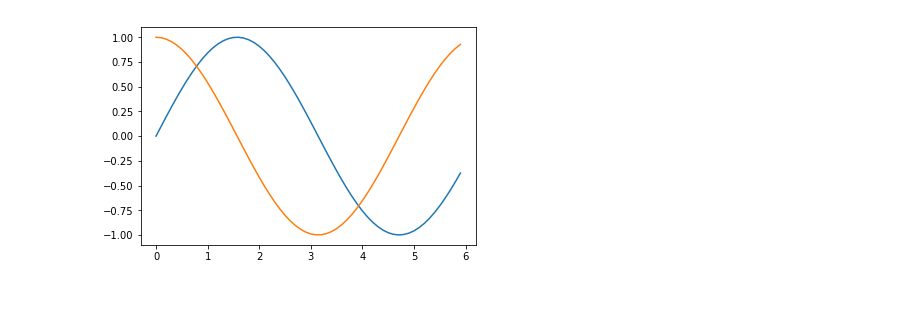
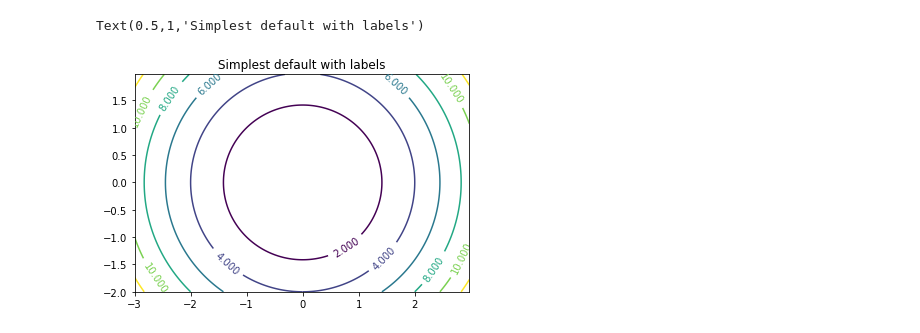
Before and after one commit to kelly199799/AI10530093, a Jupyter notebook: Untitled.ipynb, the cells around one changed output. Drawn from its saved outputs; the diff is of its cells as text; code cells hidden in the pictures; blank space fills up the shorter version.

```diff
--- a/Untitled.ipynb
+++ b/Untitled.ipynb
@@ -1,14 +1,20 @@
-# %%
-# %load sin_graph.py
-import numpy as np
-import matplotlib.pyplot as plt
-# data
-x = np.arange(0, 6, 0.1)
-y1 = np.sin(x)
-y2 = np.cos(x)
-# plot graph
-plt.plot(x, y1)
-plt.plot(x, y2)
-plt.show()
-# %% [output]
-[figure, removed]
+# %%
+import matplotlib
+import numpy as np
+import matplotlib.cm as cm
+import matplotlib.pyplot as plt
+
+
+delta = 0.025
+x = np.arange(-3.0, 3.0, delta)
+y = np.arange(-2.0, 2.0, delta)
+X, Y = np.meshgrid(x, y)
+Z = (X*X + Y*Y)
+# %%
+fig, ax = plt.subplots()
+CS = ax.contour(X, Y, Z)
+ax.clabel(CS, inline=1, fontsize=10)
+ax.set_title('Simplest default with labels')
+# %% [output]
+Text(0.5,1,'Simplest default with labels')
+[figure, added]
```
